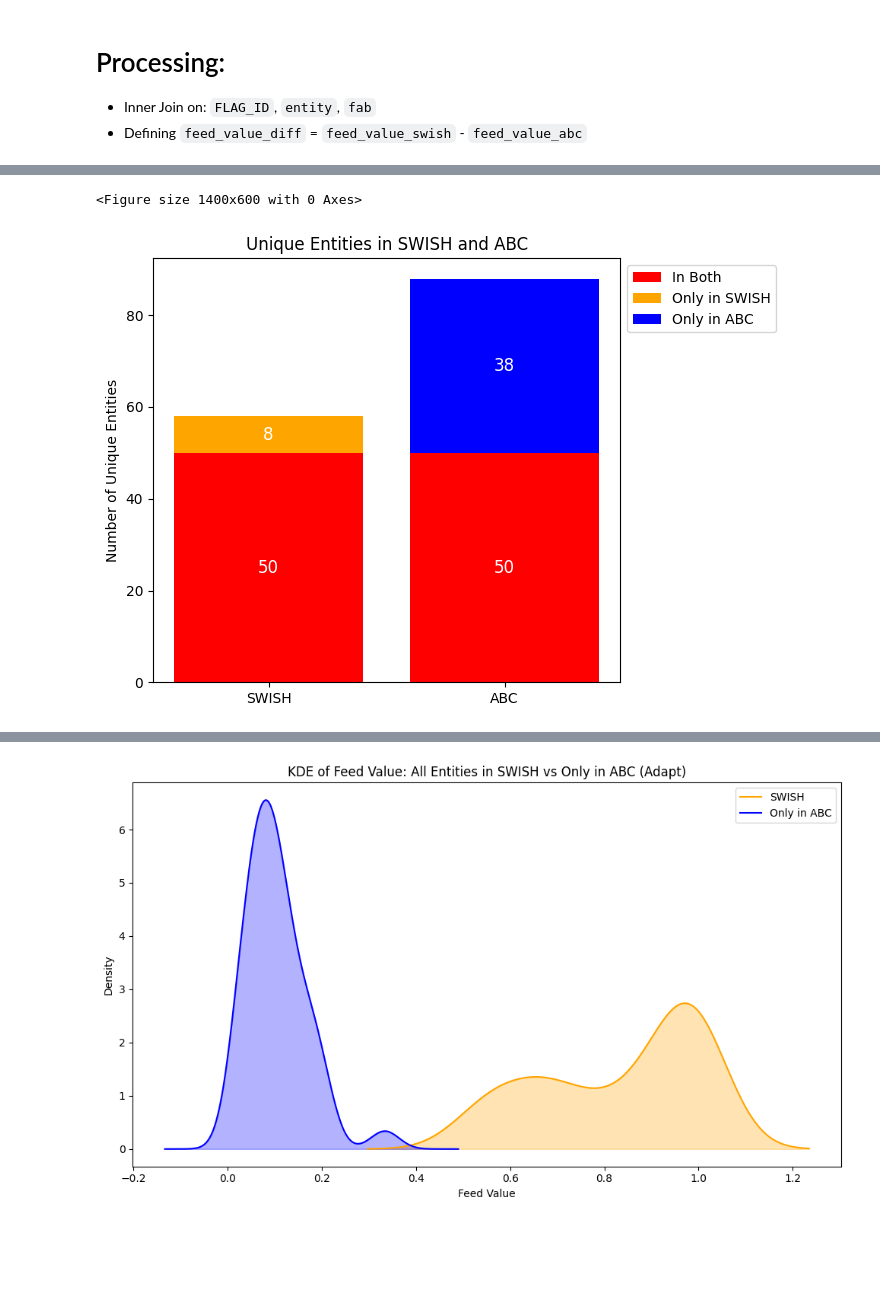
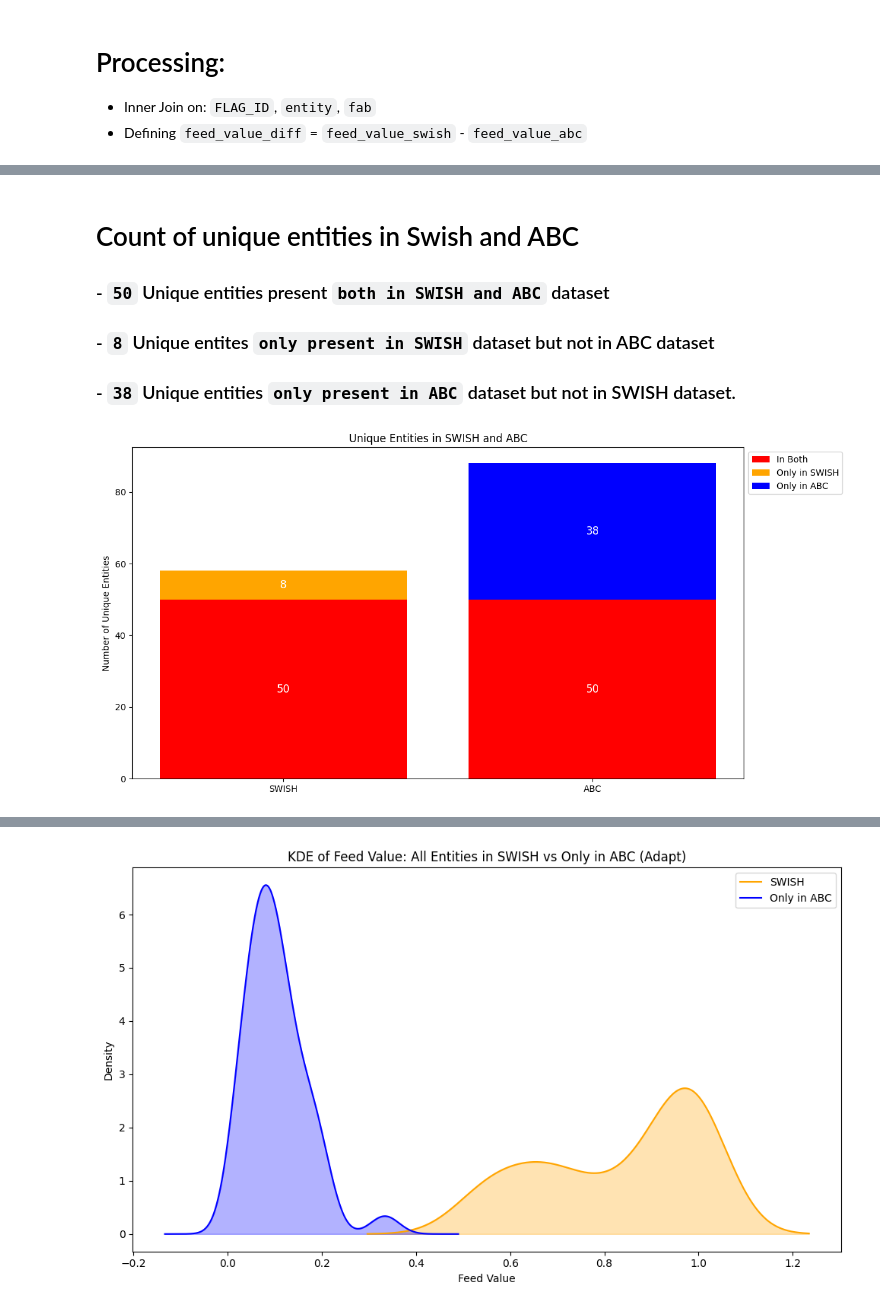
Before and after one commit to maximillian-jacob/DataScience, a Jupyter notebook: main_swish_vs_abc.ipynb, the cells around one changed output, grey strips where cells are left out. Saved outputs shown, nothing was run; the diff lists cells and outputs as text; code cells hidden in the pictures; blank space fills up the shorter version.

```diff
--- a/main_swish_vs_abc.ipynb
+++ b/main_swish_vs_abc.ipynb
@@ -436,5 +297,11 @@ plt.show()
+# %% [markdown]
+# Count of unique entities in Swish and ABC
+
+### - `50` Unique entities present `both in SWISH and ABC` dataset
+### - `8` Unique entites `only present in SWISH` dataset but not in ABC dataset
+### - `38` Unique entities `only present in ABC` dataset but not in SWISH dataset.
 # %%
-plt.figure(figsize=(14, 6))
+
 
 # Get sets of unique entities
 swish_entities = set(swish['entity'].unique())
@@ -457,38 +324,37 @@ abc_counts = [n_both, n_abc_only]
 labels = ['SWISH', 'ABC']
 colors = [['red', 'orange'], ['red', 'blue']]
 
-plt.figure(figsize=(7, 5))
+plt.figure(figsize=(12, 6))
 
 # SWISH bar
 swish_bar_both = plt.bar(labels[0], swish_counts[0], color=colors[0][0])
 swish_bar_only = plt.bar(labels[0], swish_counts[1], bottom=swish_counts[0], color=colors[0][1])
 
 # ABC bar
 abc_bar_both = plt.bar(labels[1], abc_counts[0], color=colors[1][0])
 abc_bar_only = plt.bar(labels[1], abc_counts[1], bottom=abc_counts[0], color=colors[1][1])
 
 # Add counts on top of each segment
 plt.text(0, swish_counts[0]/2, str(n_both), ha='center', va='center', color='white', fontsize=12)
 plt.text(0, swish_counts[0]+swish_counts[1]/2, str(n_swish_only), ha='center', va='center', color='white', fontsize=12)
 plt.text(1, abc_counts[0]/2, str(n_both), ha='center', va='center', color='white', fontsize=12)
 plt.text(1, abc_counts[0]+abc_counts[1]/2, str(n_abc_only), ha='center', va='center', color='white', fontsize=12)
 
 # Custom legend handles for correct color mapping
 from matplotlib.patches import Patch
 legend_handles = [
     Patch(facecolor='red', label='In Both'),
     Patch(facecolor='orange', label='Only in SWISH'),
     Patch(facecolor='blue', label='Only in ABC')
 ]
 
 plt.ylabel('Number of Unique Entities')
 plt.title('Unique Entities in SWISH and ABC')
 plt.legend(handles=legend_handles, loc='upper left', bbox_to_anchor=(1, 1))
 plt.tight_layout()
 plt.show()
 # %% [output]
-<Figure size 1400x600 with 0 Axes>
-[figure, old version]
+[figure, new version]
 # %%
 # Extract entities only in SWISH
 only_swish_entities = swish_only
```
Also changed, not shown: parts of 37 cells of this notebook.
